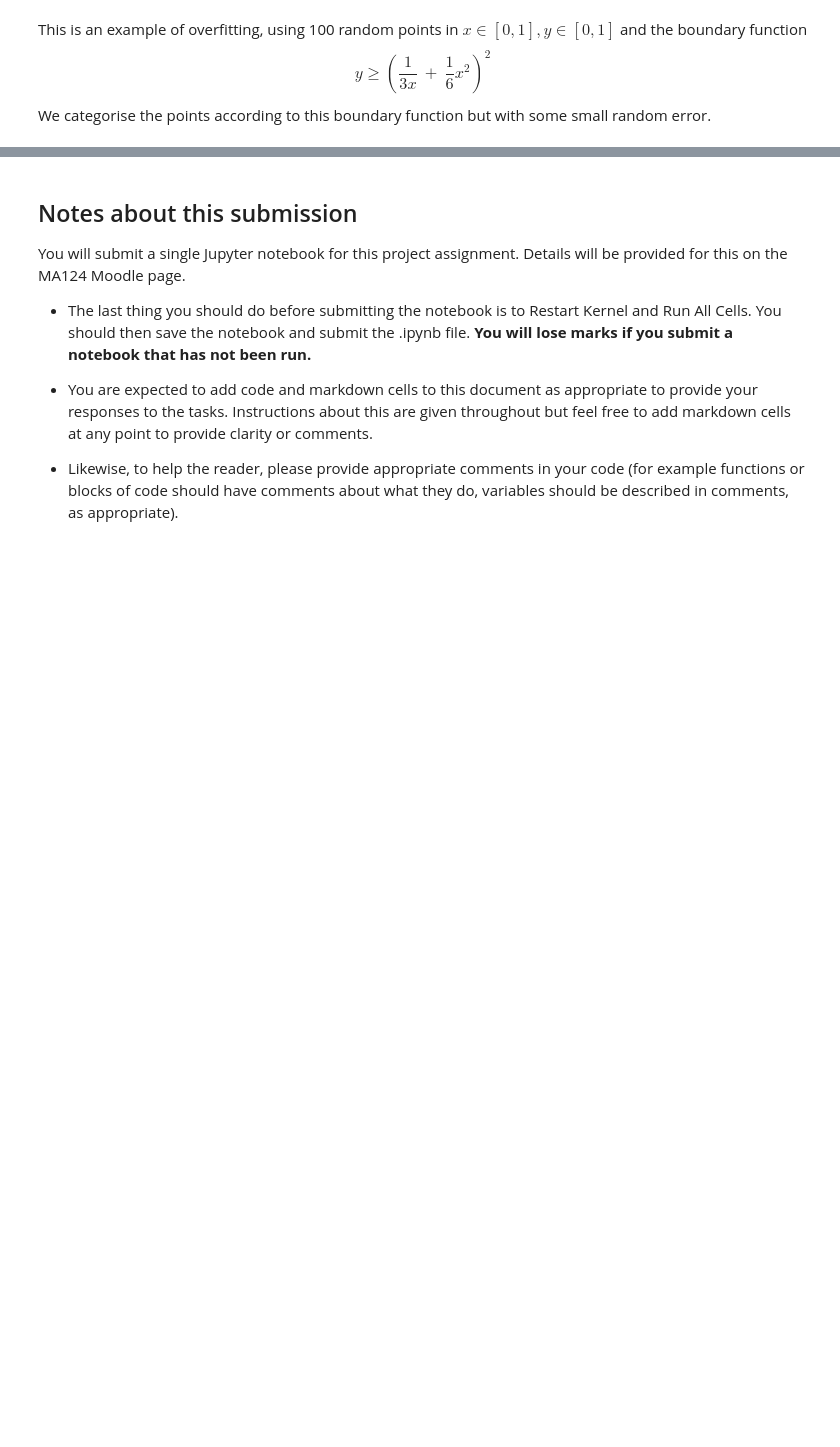
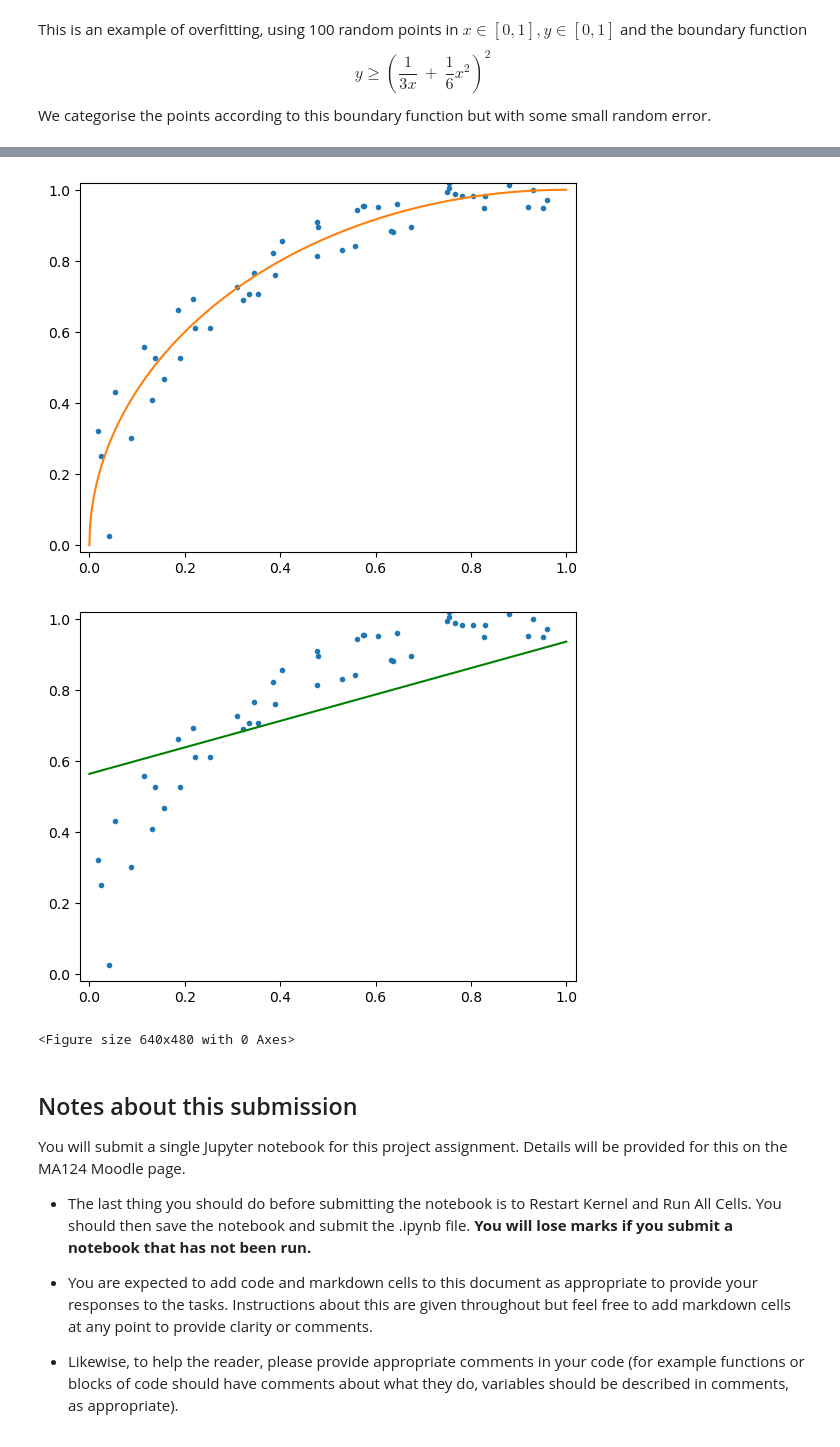
Before and after one commit to DoctorDalek1963/ma124-group-project, a Jupyter notebook: Machine_Learning_Project.ipynb, the cells around one changed output, grey strips where cells are left out. Saved outputs shown, nothing was run; the diff lists cells and outputs as text; code cells hidden in the pictures; blank space fills up the shorter version.

Commit message:
Use linear regression to curve instead of point classification

```diff
--- a/Machine_Learning_Project.ipynb
+++ b/Machine_Learning_Project.ipynb
@@ -733,3 +641,70 @@ overfitting_example()
+# %%
+from sklearn.linear_model import SGDRegressor
+from sklearn.preprocessing import PolynomialFeatures
+
+def overfitting_example() -> None:
+    N = 50
+    test_percent = 0.0
+    test_size = int(N * test_percent)
+
+    max_offset = 0.05
+
+    def line_func(x):
+        return np.sqrt(1 - (x - 1)**2)
+
+    xs = np.linspace(0, 1, N)
+    ys = np.array(line_func(xs), dtype=xs.dtype)
+    for i in range(N):
+        # Give each point a small random offset
+        angle = np.random.random() * 2 * np.pi
+        xs[i] += max_offset * np.cos(angle)
+        ys[i] += max_offset * np.sin(angle)
+
+    X_train = xs[:N - test_size]
+    X_test = xs[-test_size:]
+
+    Y_train = ys[:N - test_size]
+    Y_test = ys[-test_size:]
+
+    # Now plot the raw data
+    plt.xlim(-0.02, 1.02)
+    plt.ylim(-0.02, 1.02)
+
+    plt.plot(X_train, Y_train, '.')
+
+    line_xs = np.linspace(0, 1, 1001)
+    plt.plot(line_xs, line_func(line_xs))
+
+    plt.show()
+    plt.clf()
+
+    # Now do the neural network
+    network = SGDRegressor(
+        penalty=None,
+        l1_ratio=0,
+        alpha=0.0,
+        early_stopping=False,
+    )
+    network.fit(X_train.reshape(-1, 1), Y_train)
+
+    # Now plot what the network predicts by just giving it loads of points
+    plt.xlim(-0.02, 1.02)
+    plt.ylim(-0.02, 1.02)
+
+    plt.plot(X_train, Y_train, '.')
+
+    pred_xs = np.linspace(0, 1, 1001)
+    plt.plot(pred_xs, network.predict(pred_xs.reshape(-1, 1)), 'g')
+
+    plt.show()
+    plt.clf()
+
+
+overfitting_example()
+# %% [output]
+[figure, added]
+[figure, added]
+<Figure size 640x480 with 0 Axes>
 # %% [markdown]
 ## Notes about this submission
 
```
Also changed, not shown: parts of 1 cell of this notebook.
